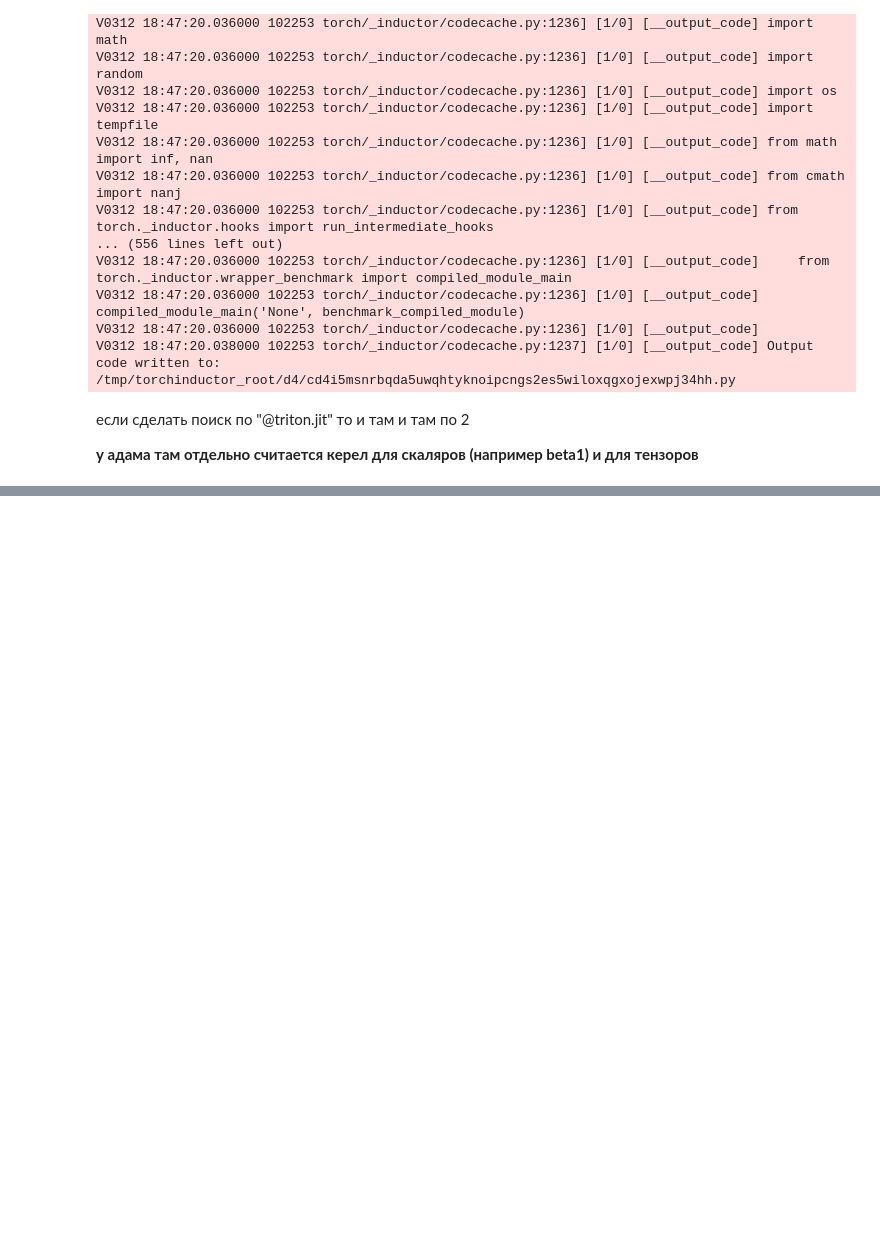
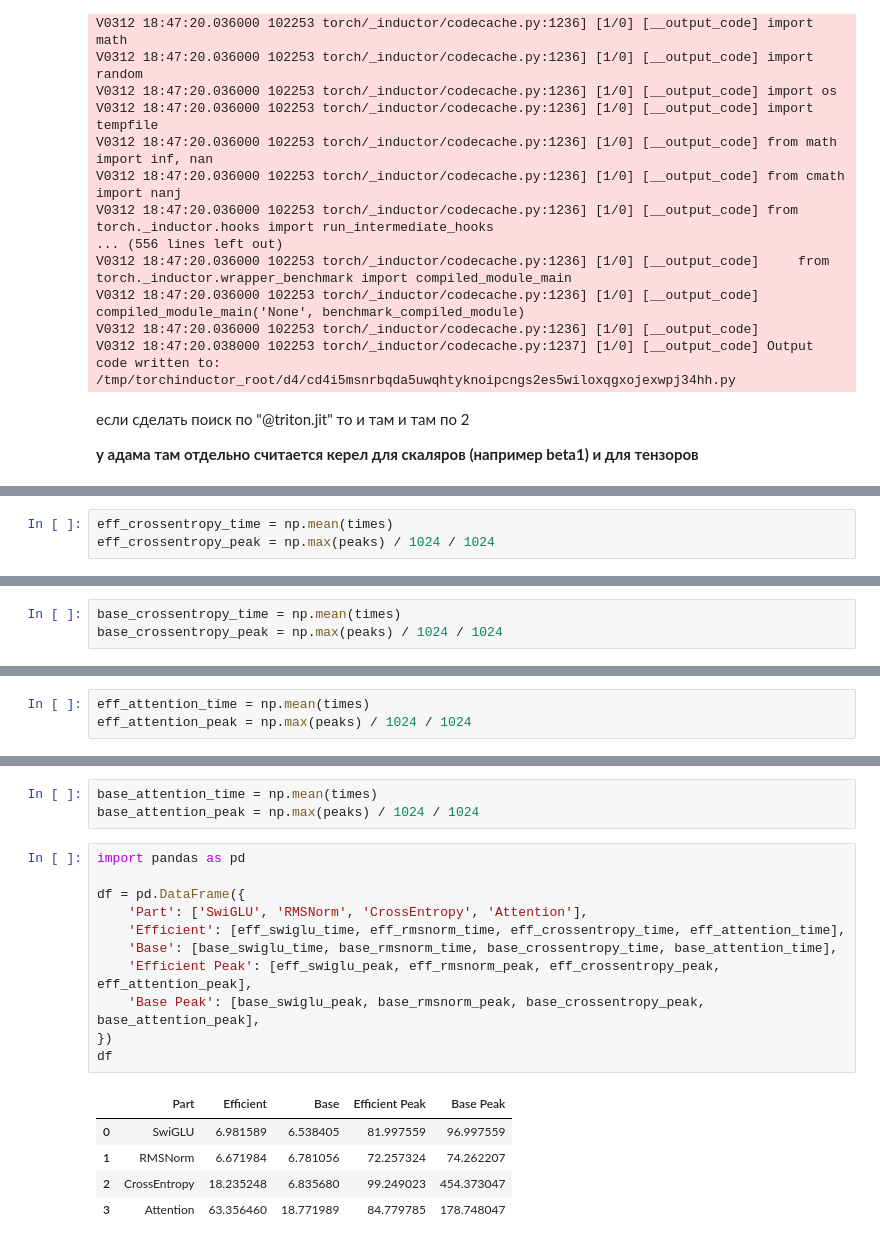
Before and after one commit to ChervovNikita/efdl_hw, a Jupyter notebook: week06_dl_arithmetic/homework/report.ipynb, the cells around one changed output, grey strips where cells are left out. Drawn from its saved outputs; the diff is of its cells as text; blank space fills up the shorter version.

```diff
--- a/week06_dl_arithmetic/homework/report.ipynb
+++ b/week06_dl_arithmetic/homework/report.ipynb
@@ -213,0 +453,3 @@ V0312 18:47:20.038000 102253 torch/_inductor/codecache.py:1237] [1/0] [__output_
+# %%
+eff_crossentropy_time = np.mean(times)
+eff_crossentropy_peak = np.max(peaks) / 1024 / 1024
@@ -213,0 +495,3 @@ V0312 18:47:20.038000 102253 torch/_inductor/codecache.py:1237] [1/0] [__output_
+# %%
+base_crossentropy_time = np.mean(times)
+base_crossentropy_peak = np.max(peaks) / 1024 / 1024
@@ -213,0 +542,3 @@ V0312 18:47:20.038000 102253 torch/_inductor/codecache.py:1237] [1/0] [__output_
+# %%
+eff_attention_time = np.mean(times)
+eff_attention_peak = np.max(peaks) / 1024 / 1024
@@ -213,0 +589,20 @@ V0312 18:47:20.038000 102253 torch/_inductor/codecache.py:1237] [1/0] [__output_
+# %%
+base_attention_time = np.mean(times)
+base_attention_peak = np.max(peaks) / 1024 / 1024
+# %%
+import pandas as pd
+
+df = pd.DataFrame({
+    'Part': ['SwiGLU', 'RMSNorm', 'CrossEntropy', 'Attention'],
+    'Efficient': [eff_swiglu_time, eff_rmsnorm_time, eff_crossentropy_time, eff_attention_time],
+    'Base': [base_swiglu_time, base_rmsnorm_time, base_crossentropy_time, base_attention_time],
+    'Efficient Peak': [eff_swiglu_peak, eff_rmsnorm_peak, eff_crossentropy_peak, eff_attention_peak],
+    'Base Peak': [base_swiglu_peak, base_rmsnorm_peak, base_crossentropy_peak, base_attention_peak],
+})
+df
+# %% [output]
+|  | Part | Efficient | Base | Efficient Peak | Base Peak |
+| 0 | SwiGLU | 6.981589 | 6.538405 | 81.997559 | 96.997559 |
+| 1 | RMSNorm | 6.671984 | 6.781056 | 72.257324 | 74.262207 |
+| 2 | CrossEntropy | 18.235248 | 6.835680 | 99.249023 | 454.373047 |
+| 3 | Attention | 63.356460 | 18.771989 | 84.779785 | 178.748047 |
```
Also changed, not shown: parts of 18 cells of this notebook, 4 other files.
